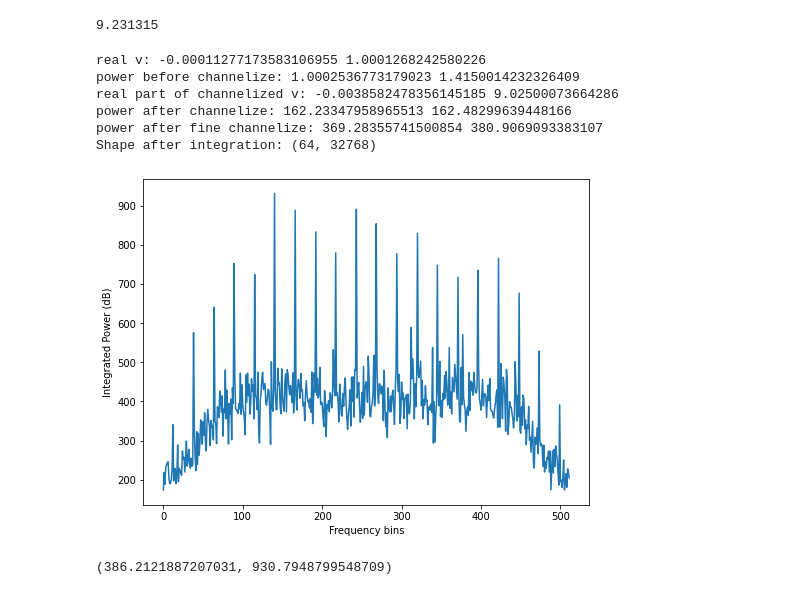
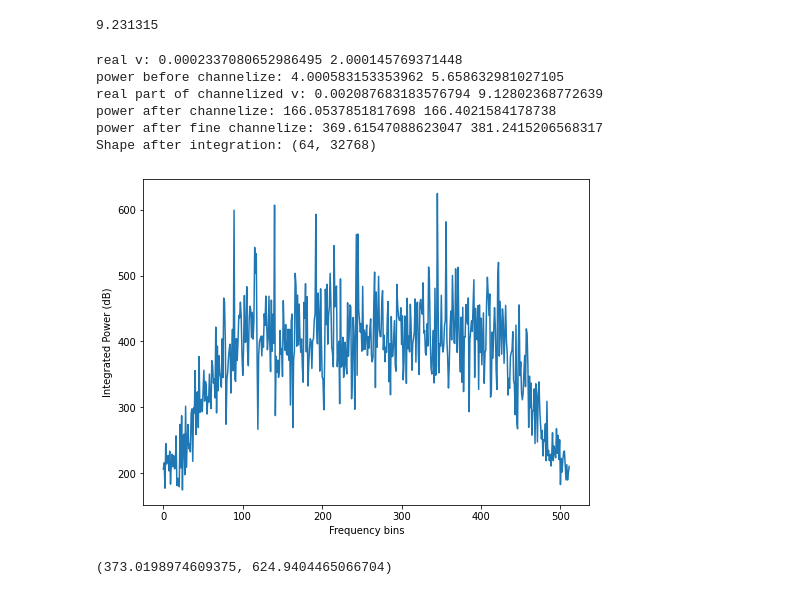
Before and after one commit to bbrzycki/setigen, a Jupyter notebook: jupyter-notebooks/voltage/03_fine_channelization.ipynb, the cells around one changed output. Saved outputs shown, nothing was run; the diff lists cells and outputs as text; code cells hidden in the pictures.

```diff
--- a/jupyter-notebooks/voltage/03_fine_channelization.ipynb
+++ b/jupyter-notebooks/voltage/03_fine_channelization.ipynb
@@ -2168,7 +2175,7 @@ antenna = stg.voltage.Antenna(sample_rate=sample_rate,
                               seed=None)
 
 antenna.x.add_noise(v_mean=0,
-                    v_std=1)
+                    v_std=2)
 
 for i in range(20):
     antenna.x.add_constant_signal(f_start=chan_bw / fftlength * int(fftlength * (2 + i/20+0.025 - 0.5)),
@@ -2215,37 +2222,37 @@ X_samples = X_samples.reshape((X_samples.shape[0], X_samples.shape[1] // fftleng
 
 XX = xp.fft.fft(X_samples, fftlength, axis=2) / fftlength**0.5
 XX = xp.fft.fftshift(XX, axes=2)
 XX_psd = xp.abs(XX)**2
 print('power after fine channelize:', xp.mean(XX_psd), xp.std(XX_psd))
 
 XX_psd = xp.concatenate(XX_psd, axis=1)
 
 # Integrate over time, trimming if necessary
 XX_psd = XX_psd[:(XX_psd.shape[0] // int_factor) * int_factor]
 XX_psd = XX_psd.reshape(XX_psd.shape[0] // int_factor, int_factor, XX_psd.shape[1])
 XX_psd = XX_psd.sum(axis=1)
 
 print('Shape after integration:', XX_psd.shape)
 
 plt.figure(figsize=(8, 6))
 coarse_chan = 2
 A_n = np.sum(get_numpy(XX_psd), axis=0)[coarse_chan*fftlength:(coarse_chan+1)*fftlength] / XX_psd.shape[0]
 plt.plot((A_n))
 B = xp.concatenate([half_coarse_chan[::-1], half_coarse_chan])/xp.mean(half_coarse_chan) / (max_mean_ratio) #* XX_psd.shape[0]
 B = get_numpy(B)
 # plt.plot((B))
 # plt.plot((11*B))
 plt.xlabel("Frequency bins")
 plt.ylabel("Integrated Power (dB)")
 plt.show()
 
 np.mean(A_n), np.max(A_n)
 # %% [output]
-real v: -0.00011277173583106955 1.0001268242580226
-power before channelize: 1.0002536773179023 1.4150014232326409
-real part of channelized v: -0.0038582478356145185 9.02500073664286
-power after channelize: 162.23347958965513 162.48299639448166
-power after fine channelize: 369.28355741500854 380.9069093383107
+real v: 0.0002337080652986495 2.000145769371448
+power before channelize: 4.000583153353962 5.658632981027105
+real part of channelized v: 0.002087683183576794 9.12802368772639
+power after channelize: 166.0537851817698 166.4021584178738
+power after fine channelize: 369.61547088623047 381.2415206568317
 Shape after integration: (64, 32768)
-[figure, old version]
+[figure, new version]
-(386.2121887207031, 930.7948799548709)
+(373.0198974609375, 624.9404465066704)
```
Also changed, not shown: parts of 14 cells of this notebook, 2 other files.
